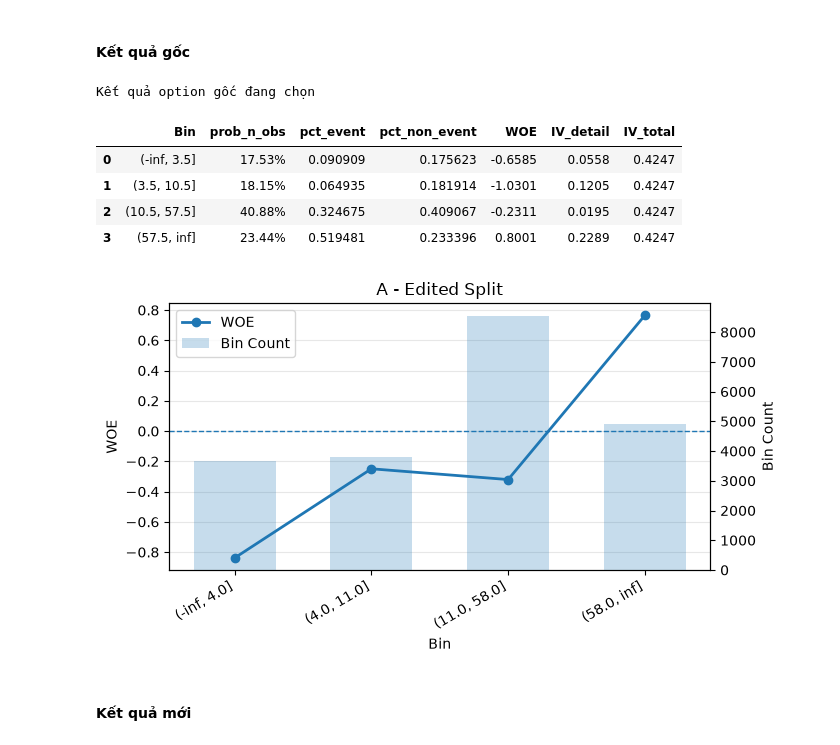
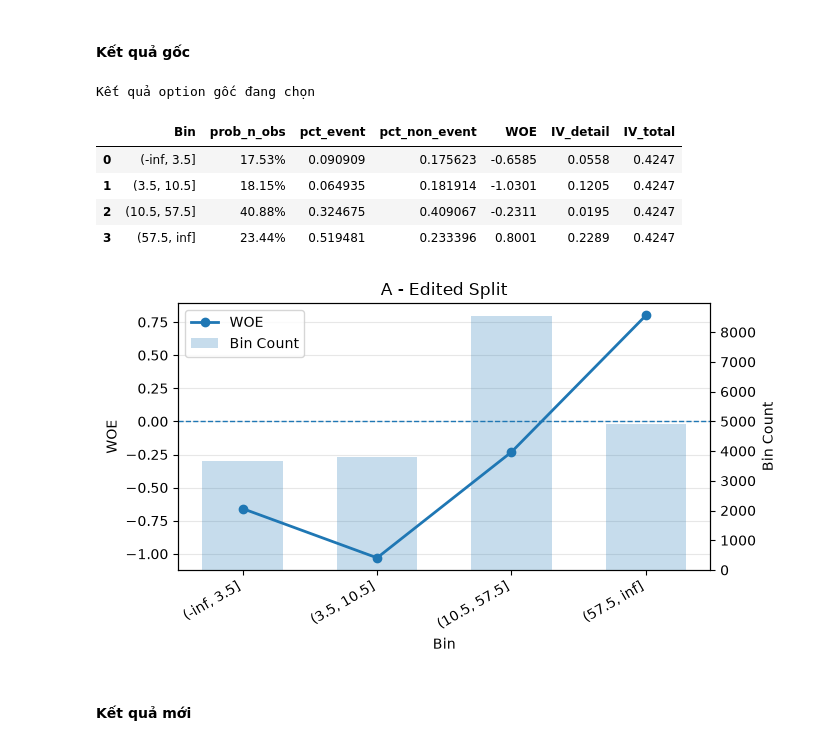
Before and after one commit to locluclak/AutoBinning_based_WOE_IV, a Jupyter notebook: autobinning_ver2.ipynb, the cells around one changed output. Saved outputs shown, nothing was run; the diff lists cells and outputs as text; code cells hidden in the pictures.

```diff
--- a/autobinning_ver2.ipynb
+++ b/autobinning_ver2.ipynb
@@ -298,10 +298,10 @@ def plot_three_options(results, feature, x, y):
     plt.tight_layout(rect=[0, 0, 1, 0.94])
     plt.show()
 # %%
-def plot_woe_onsplits(x, y, splits):
+def plot_woe_onsplits(df, x, y, splits):
     bin_stats = get_bin_stats(x=x, y=y_clean, splits=splits)
 
-    woe_plot = edited_woe_df[edited_woe_df['Bin'] != 'Missing'].copy()
+    woe_plot = df[df['Bin'] != 'Missing'].copy()
 
     x_pos = np.arange(len(woe_plot))
     fig, ax_woe = plt.subplots(figsize=(7, 4))
@@ -662,19 +661,19 @@ Valid edited splits: [4.0, 11.0, 58.0]
 # %%
 print('Kết quả option gốc đang chọn')
 
 display(
     woe_tables[chosen_option].style.format({'prob_n_obs': '{:.2%}', 'WOE': '{:.4f}',
         'IV_detail': '{:.4f}', 'IV_total': '{:.4f}'})
 )
-plot_woe_onsplits(x,y_clean, chosensplit)
+plot_woe_onsplits(woe_tables[chosen_option], x,y_clean, chosensplit)
 # %% [output]
 Kết quả option gốc đang chọn
 |  | Bin | prob_n_obs | pct_event | pct_non_event | WOE | IV_detail | IV_total |
 | 0 | (-inf, 3.5] | 17.53% | 0.090909 | 0.175623 | -0.6585 | 0.0558 | 0.4247 |
 | 1 | (3.5, 10.5] | 18.15% | 0.064935 | 0.181914 | -1.0301 | 0.1205 | 0.4247 |
 | 2 | (10.5, 57.5] | 40.88% | 0.324675 | 0.409067 | -0.2311 | 0.0195 | 0.4247 |
 | 3 | (57.5, inf] | 23.44% | 0.519481 | 0.233396 | 0.8001 | 0.2289 | 0.4247 |
-[figure, old version]
+[figure, new version]
 # %% [markdown]
 #### Kết quả mới
 # %%
```
Also changed, not shown: parts of 2 cells of this notebook, 1 other file.
